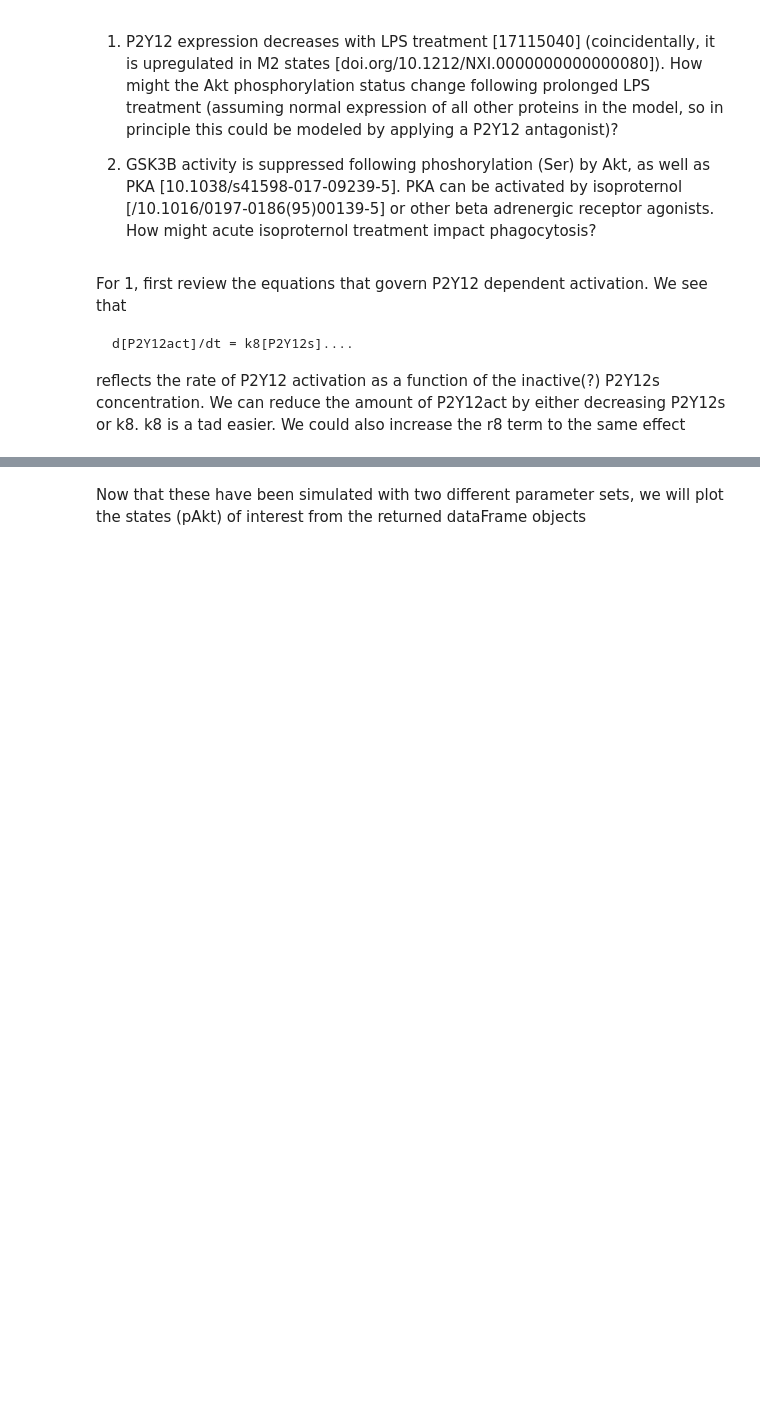
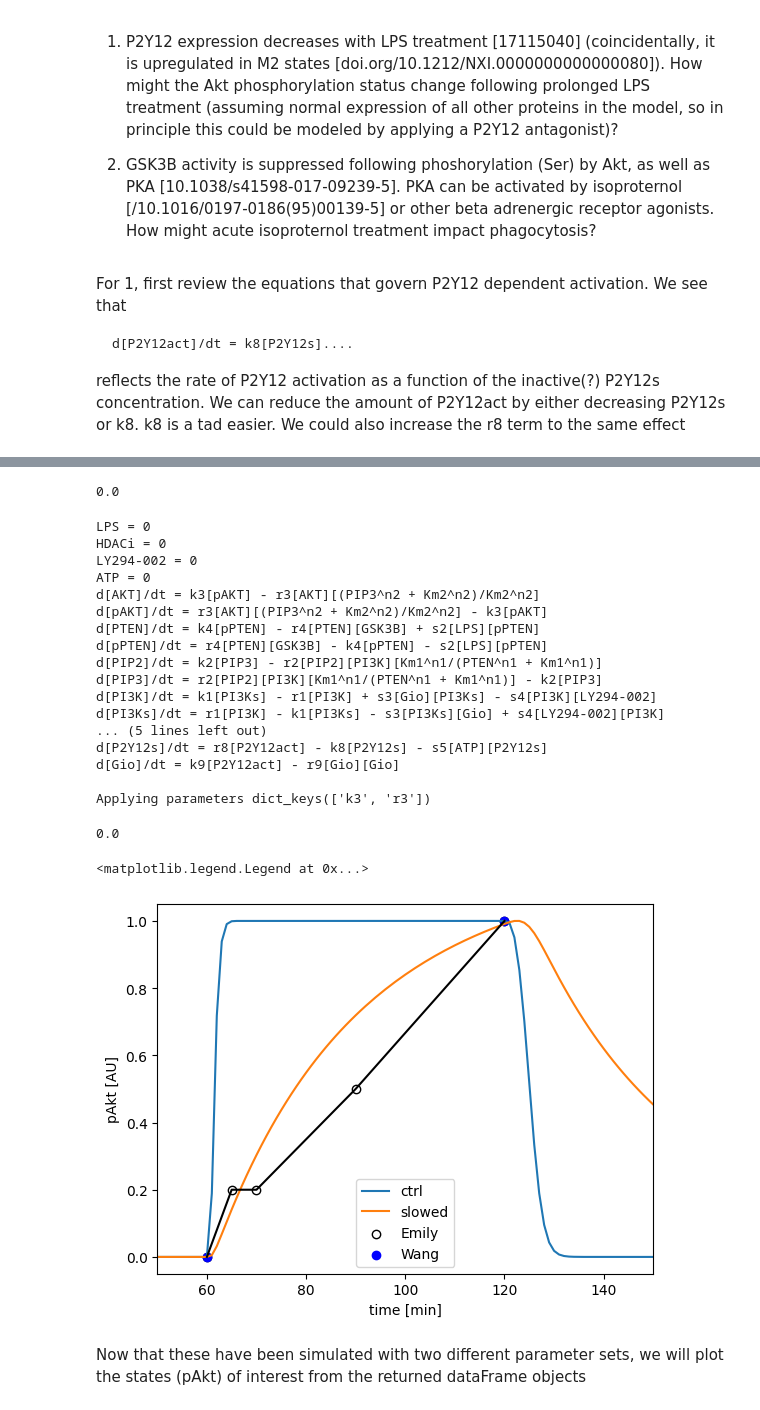
Before and after one commit to rsethi21/na_for_systems_bio, a Jupyter notebook: pten_demo.ipynb, the cells around one changed output, grey strips where cells are left out. Saved outputs shown, nothing was run; the diff lists cells and outputs as text; code cells hidden in the pictures; blank space fills up the shorter version.

```diff
--- a/pten_demo.ipynb
+++ b/pten_demo.ipynb
@@ -238,0 +200,54 @@ Applying parameters dict_keys(['s5'])
+# %%
+# get current data
+path="pten/input/input_atp_data/"
+rates = tpkh.parse_rates(path+"/rates.csv")
+#paramName = 'k8' # contains ATP dependent term
+
+paramNames = ['k3', "r3"] # contains ATP dependent term
+#paramName = 'k1' #  <-- ran this to make sure that we could block PI3K activation
+
+paramIdxs = []
+for i,rate in enumerate(rates):
+  for index, paramName in enumerate(paramNames):
+    if rate.identifier == paramName:
+      print("%s %f"%(
+        rate.identifier,
+        rate.value))
+      paramIdxs.insert(index, i)
+
+# condition
+amtsAtp=[1.]
+amtsLps=[0.]
+
+# run the simulations
+rescaledValues = []
+for iv in paramIdxs:
+  rescaledValues.append(0.01 * rates[iv].value)
+newParams={ paramName: rescaledValue for paramName, rescaledValue in zip(paramNames, rescaledValues) }
+
+ranges=[[60,120]]
+ctl = tpkh.runSim(tag = 'ctl',amtsAtp=amtsAtp,ranges=ranges,amtsLps=amtsLps) # will use default parameters
+decrP2Y12  = tpkh.runSim(tag='cond',params=newParams,ranges=ranges,amtsAtp=amtsAtp,amtsLps=amtsLps)
+
+dfCtl = pd.read_csv(ctl[0])
+dfP2Y12 = pd.read_csv(decrP2Y12[0])
+
+ctrl = np.asarray( dfCtl['pAKT'] )
+ctrl = ctrl - np.min(ctrl)
+ctrl /= np.max(ctrl)
+
+slowed = np.asarray( dfP2Y12['pAKT'] )
+slowed = slowed - np.min(slowed)
+slowed /= np.max(slowed)
+
+plt.plot(ctrl,label='ctrl')
+plt.plot(slowed,label='slowed')
+plt.legend(loc=0)
+plt.scatter(wATP[:,1],wATP[:,0],facecolor='white',edgecolor='black',label='Emily')
+plt.plot(wATP[:,1],wATP[:,0],'k-')
+plt.scatter(wangATP[:,1],wangATP[:,0],facecolor='blue',label='Wang')
+plt.xlim([50,150])
+plt.ylabel('pAkt [AU]')
+plt.xlabel('time [min]')
+plt.legend(loc=0)
+# %% [output]
@@ -239,3 +271,24 @@ Applying parameters dict_keys(['s5'])
+0.0
+LPS = 0
+HDACi = 0
+LY294-002 = 0
+ATP = 0
+d[AKT]/dt = k3[pAKT] - r3[AKT][(PIP3^n2 + Km2^n2)/Km2^n2]
+d[pAKT]/dt = r3[AKT][(PIP3^n2 + Km2^n2)/Km2^n2] - k3[pAKT]
+d[PTEN]/dt = k4[pPTEN] - r4[PTEN][GSK3B] + s2[LPS][pPTEN]
+d[pPTEN]/dt = r4[PTEN][GSK3B] - k4[pPTEN] - s2[LPS][pPTEN]
+d[PIP2]/dt = k2[PIP3] - r2[PIP2][PI3K][Km1^n1/(PTEN^n1 + Km1^n1)]
+d[PIP3]/dt = r2[PIP2][PI3K][Km1^n1/(PTEN^n1 + Km1^n1)] - k2[PIP3]
+d[PI3K]/dt = k1[PI3Ks] - r1[PI3K] + s3[Gio][PI3Ks] - s4[PI3K][LY294-002]
+d[PI3Ks]/dt = r1[PI3K] - k1[PI3Ks] - s3[PI3Ks][Gio] + s4[LY294-002][PI3K]
+... (5 lines left out)
+d[P2Y12s]/dt = r8[P2Y12act] - k8[P2Y12s] - s5[ATP][P2Y12s]
+d[Gio]/dt = k9[P2Y12act] - r9[Gio][Gio]
+
+Applying parameters dict_keys(['k3', 'r3'])
+0.0
+<matplotlib.legend.Legend at 0x...>
+[figure, added]
 # %% [markdown]
 Now that these have been simulated with two different parameter sets, we will plot the states (pAkt) of interest from the returned dataFrame objects
 # %%
```
Also changed, not shown: parts of 5 cells of this notebook.
